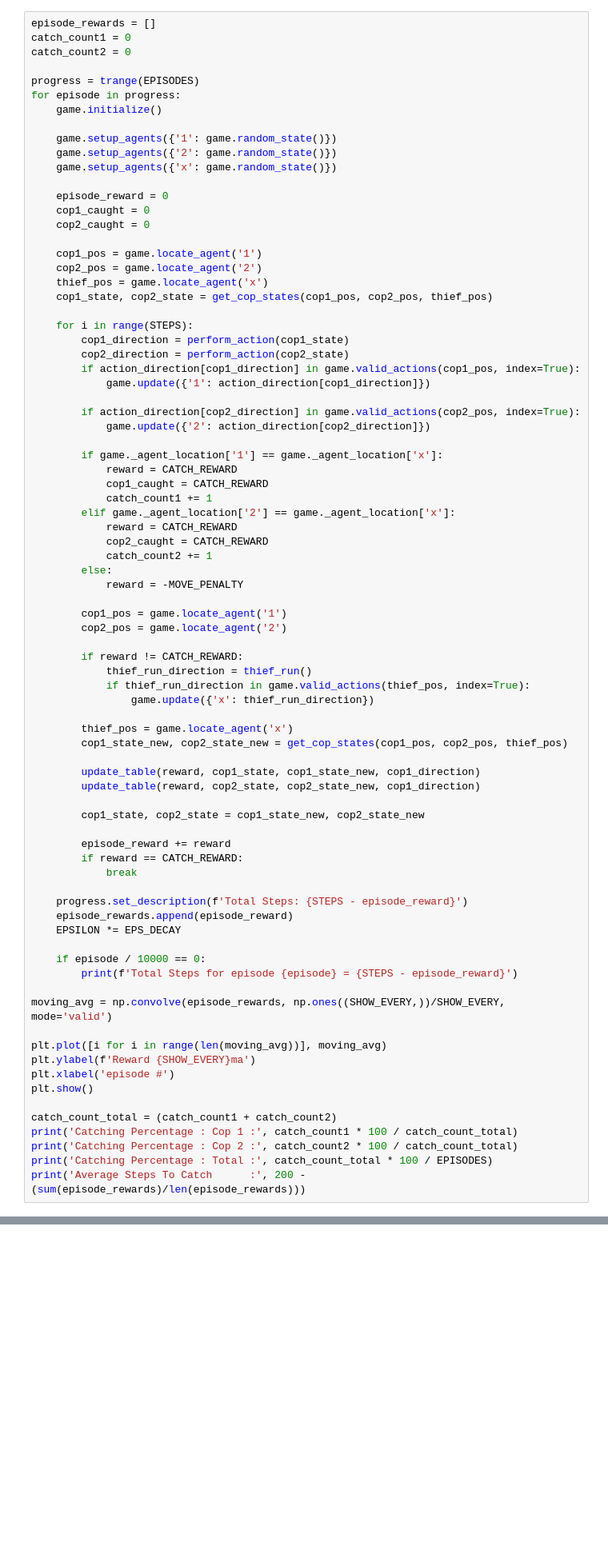
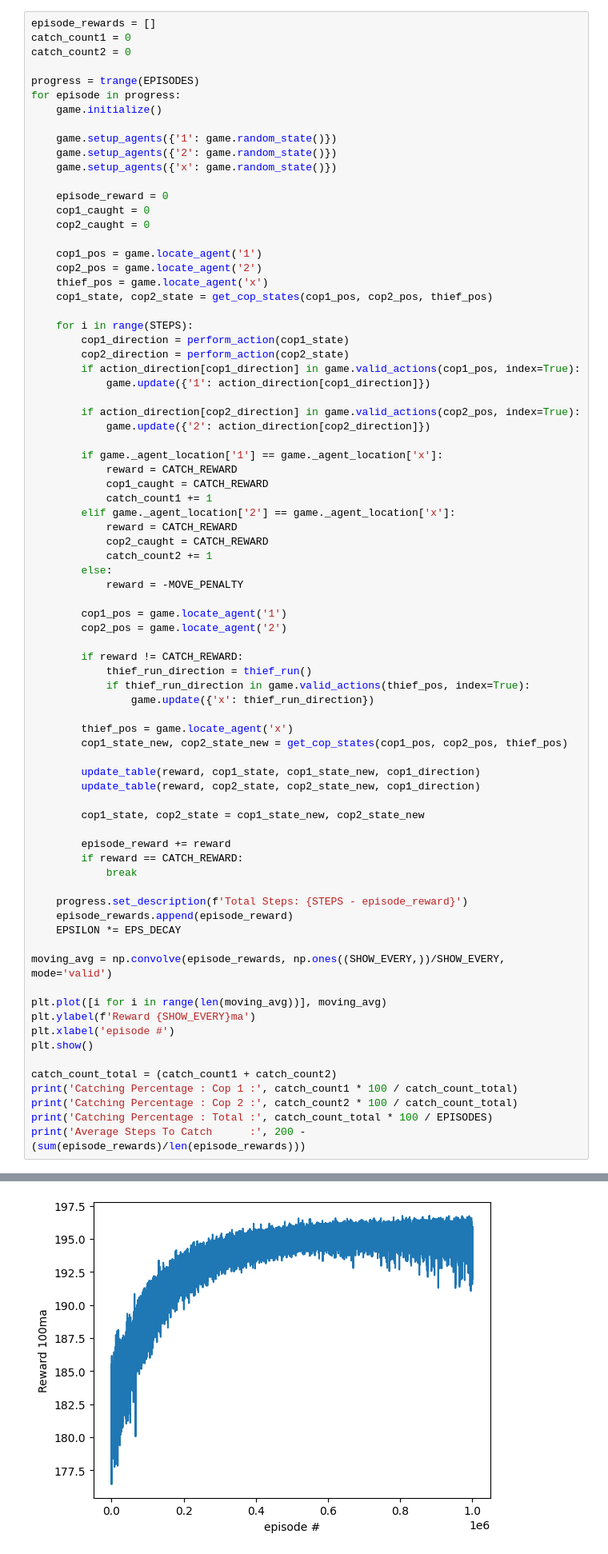
Before and after one commit to kritikseth/Cognition-and-MARL, a Jupyter notebook: train.ipynb, the cells around one changed output, grey strips where cells are left out. Shown at 80% size. Drawn from its saved outputs; the diff is of its cells as text; blank space fills up the shorter version.

```diff
--- a/train.ipynb
+++ b/train.ipynb
@@ -182,33 +182,31 @@ for episode in progress:
         thief_pos = game.locate_agent('x')
         cop1_state_new, cop2_state_new = get_cop_states(cop1_pos, cop2_pos, thief_pos)
 
         update_table(reward, cop1_state, cop1_state_new, cop1_direction)
         update_table(reward, cop2_state, cop2_state_new, cop1_direction)
 
         cop1_state, cop2_state = cop1_state_new, cop2_state_new
 
         episode_reward += reward
         if reward == CATCH_REWARD:
             break
 
     progress.set_description(f'Total Steps: {STEPS - episode_reward}')
     episode_rewards.append(episode_reward)
     EPSILON *= EPS_DECAY
 
-    if episode / 10000 == 0:
-        print(f'Total Steps for episode {episode} = {STEPS - episode_reward}')
-
 moving_avg = np.convolve(episode_rewards, np.ones((SHOW_EVERY,))/SHOW_EVERY, mode='valid')
 
 plt.plot([i for i in range(len(moving_avg))], moving_avg)
 plt.ylabel(f'Reward {SHOW_EVERY}ma')
 plt.xlabel('episode #')
 plt.show()
 
 catch_count_total = (catch_count1 + catch_count2)
 print('Catching Percentage : Cop 1 :', catch_count1 * 100 / catch_count_total)
 print('Catching Percentage : Cop 2 :', catch_count2 * 100 / catch_count_total)
 print('Catching Percentage : Total :', catch_count_total * 100 / EPISODES)
 print('Average Steps To Catch      :', 200 - (sum(episode_rewards)/len(episode_rewards)))
 # %% [output]
 Total Steps for episode 0 = 217
+[figure, added]
```
Also changed, not shown: parts of 1 cell of this notebook, 6 other files.
